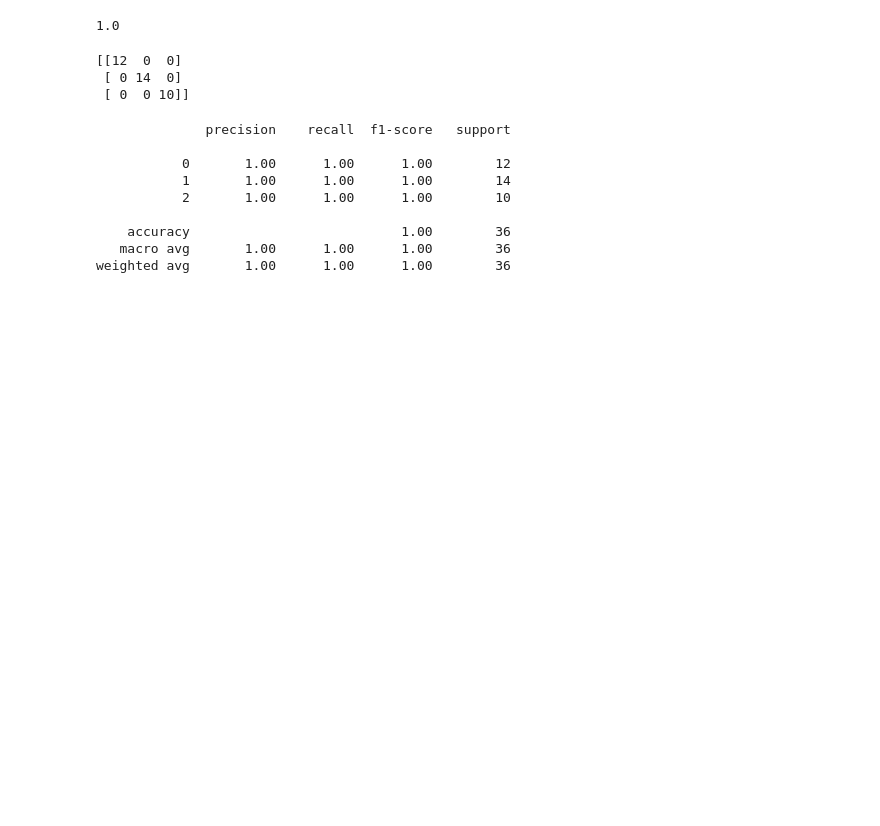
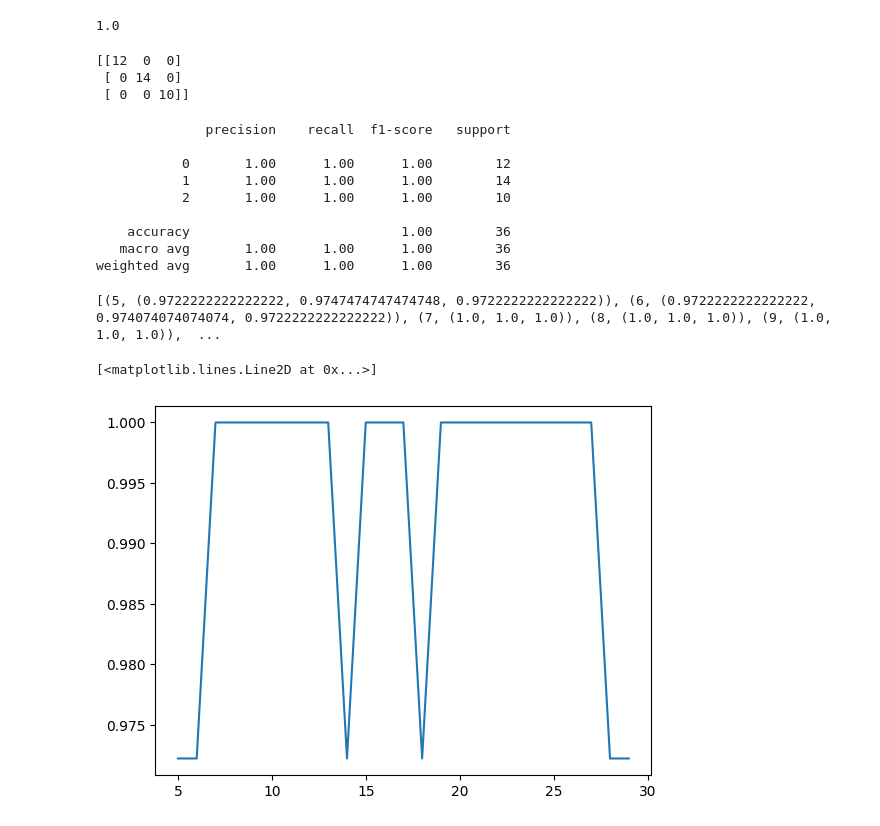
Before and after one commit to gh-nafiz-mahmud/Phitron_AI_ML_Batch_02, a Jupyter notebook: Machine learning/Week-04/Module-16/knn_algo.ipynb, the cells around one changed output. Cells and saved outputs as stored; diff of their text form; code cells hidden in the pictures; blank space fills up the shorter version.

```diff
--- a/Machine learning/Week-04/Module-16/knn_algo.ipynb
+++ b/Machine learning/Week-04/Module-16/knn_algo.ipynb
@@ -139,3 +141,34 @@ print(lol)
     accuracy                           1.00        36
    macro avg       1.00      1.00      1.00        36
 weighted avg       1.00      1.00      1.00        36
+# %%
+# p2
+
+performance = []
+acclist = []
+
+for k in range(5, 30):
+    model = Pipeline(
+        steps=[
+            ('scaler', StandardScaler()),
+            ('model', KNeighborsClassifier(n_neighbors=k, metric='minkowski', p=2))
+        ]
+    )
+
+    model.fit(x_train, y_train)
+    y_pred = model.predict(x_test)
+    acc = accuracy_score(y_test, y_pred)
+    acclist.append(acc)
+    pre = precision_score(y_test, y_pred, average='weighted')
+    recall = recall_score(y_test, y_pred, average='weighted')
+
+    performance.append((k, (acc,pre,recall)))
+
+print(performance)
+# %% [output]
+[(5, (0.9722222222222222, 0.9747474747474748, 0.9722222222222222)), (6, (0.9722222222222222, 0.974074074074074, 0.9722222222222222)), (7, (1.0, 1.0, 1.0)), (8, (1.0, 1.0, 1.0)), (9, (1.0, 1.0, 1.0)),  ...
+# %%
+plt.plot(range(5,30), acclist)
+# %% [output]
+[<matplotlib.lines.Line2D at 0x...>]
+[figure, added]
```
Also changed, not shown: parts of 2 cells of this notebook.
